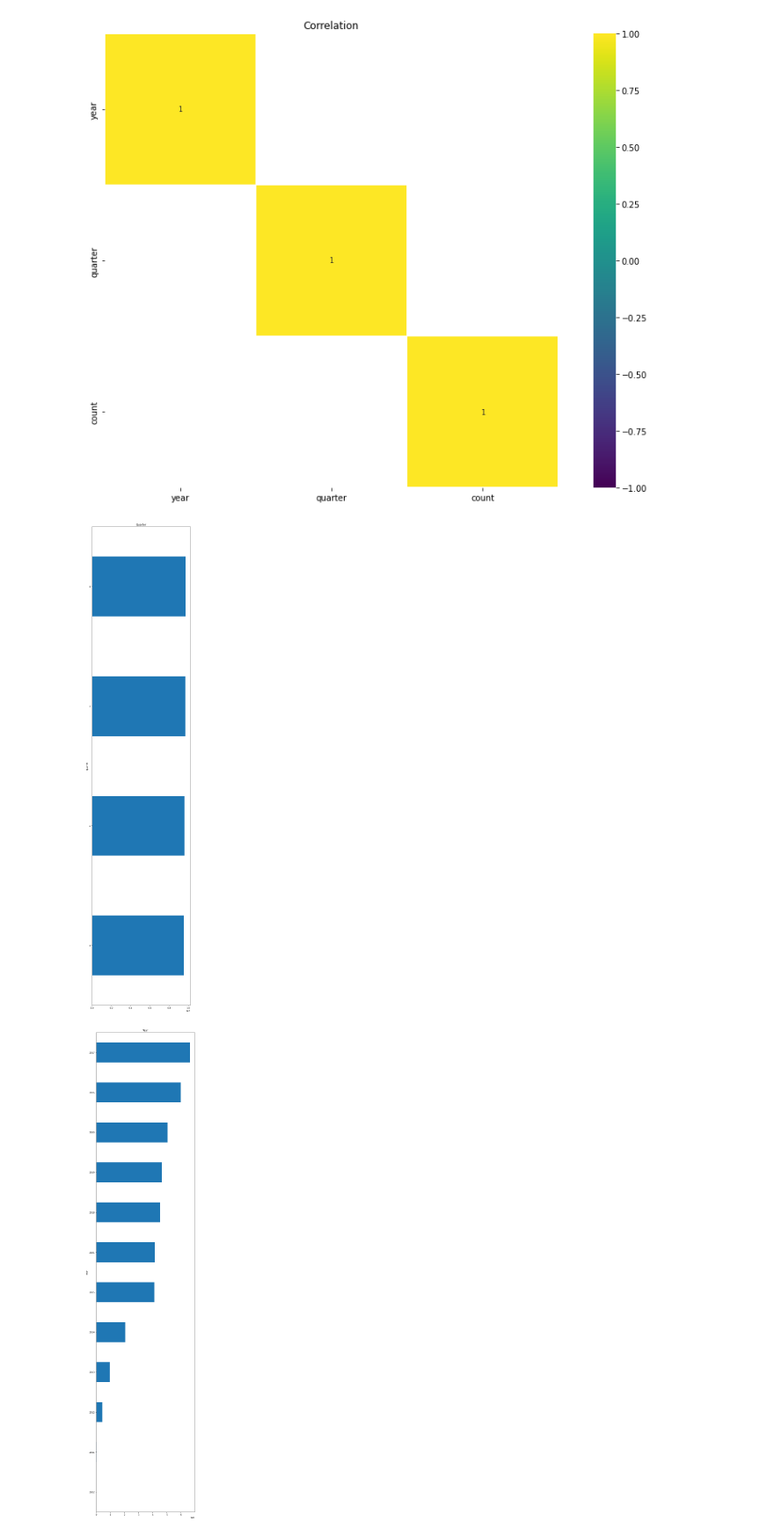
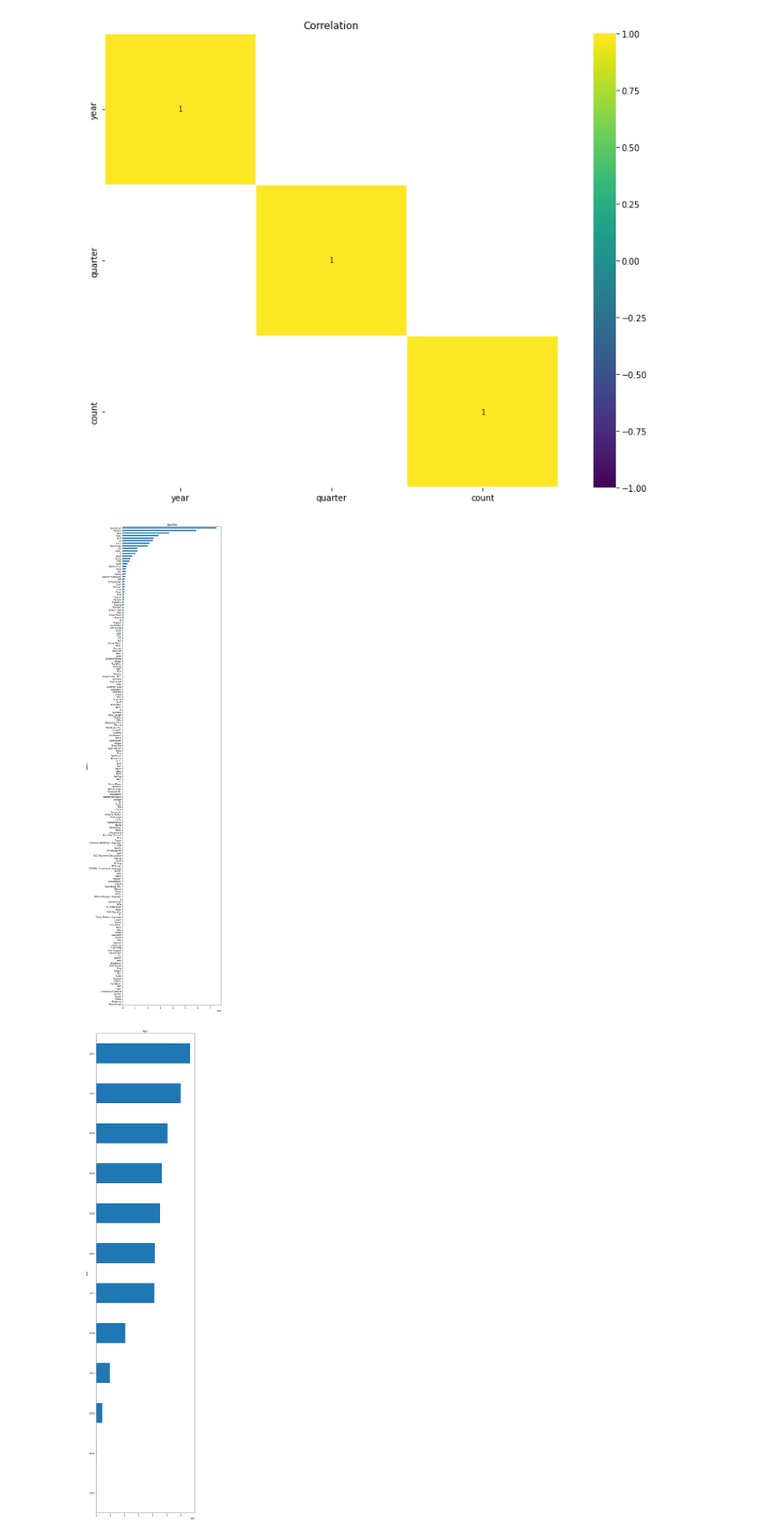
Before and after one commit to beeerlian/github-dataset, a Jupyter notebook: Tugas_2_Praktikum_Pembelajaran_Mesin_Naufal_Berlian_T_Prak_A.ipynb, the cells around one changed output. Shown: that part at 88% size. Saved outputs shown, nothing was run; the diff lists cells and outputs as text; code cells hidden in the pictures.

```diff
--- a/Tugas_2_Praktikum_Pembelajaran_Mesin_Naufal_Berlian_T_Prak_A.ipynb
+++ b/Tugas_2_Praktikum_Pembelajaran_Mesin_Naufal_Berlian_T_Prak_A.ipynb
@@ -122,11 +122,11 @@ plt.show()
 [figure]
 # %%
 
-desc_total = dataframe.groupby('quarter')['count'].sum().sort_values()
+desc_total = dataframe.groupby('name')['count'].sum().sort_values()
 desc_total.plot(kind='barh', fontsize=10, figsize=(8, 40), title='Quarter')
 plt.show()
 # %% [output]
-[figure, old version]
+[figure, new version]
 # %%
 title_total = dataframe.groupby('year')['count'].sum().sort_values()
 title_total.plot(kind='barh', fontsize=10, figsize=(8, 40), title='Year')
```
